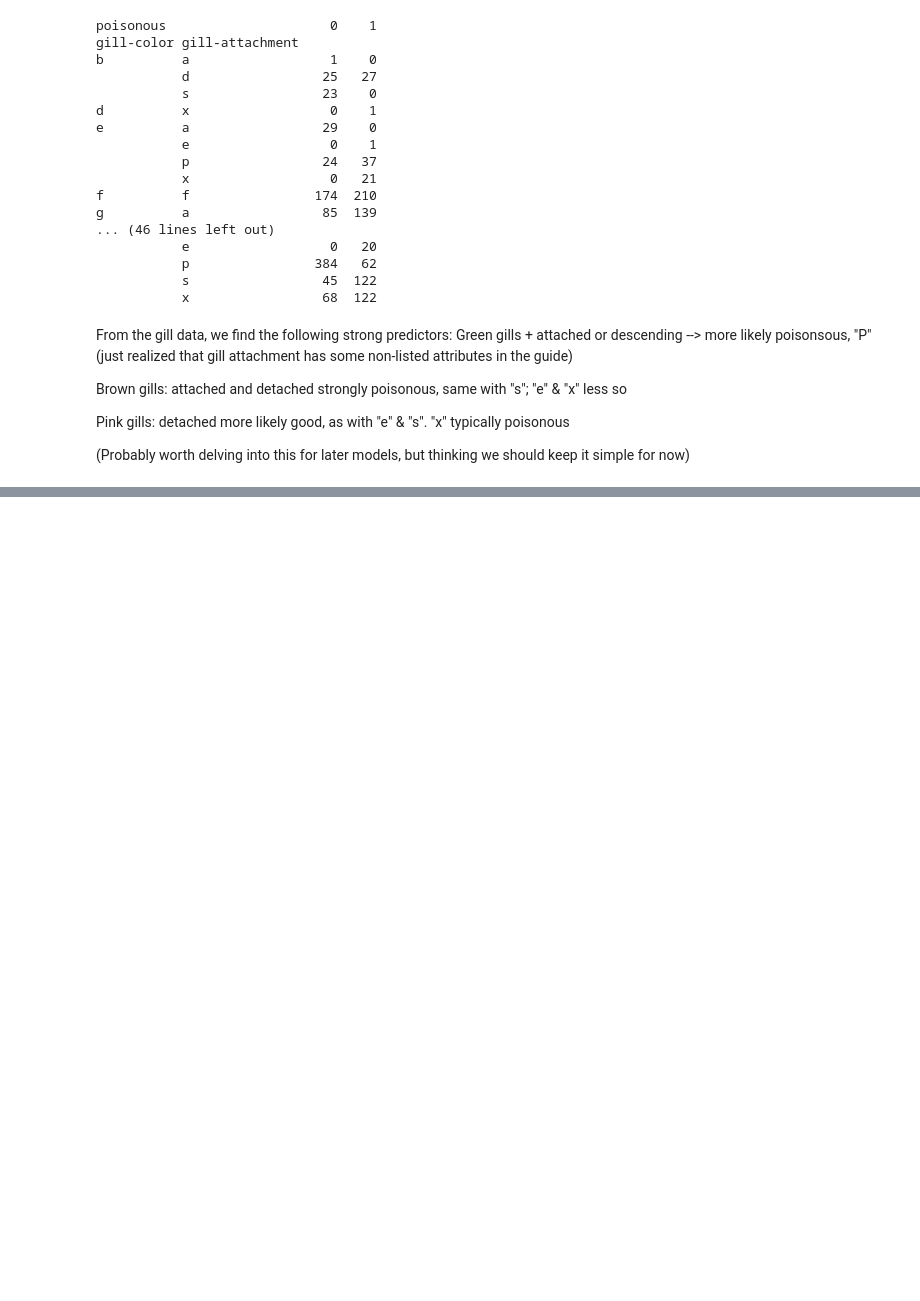
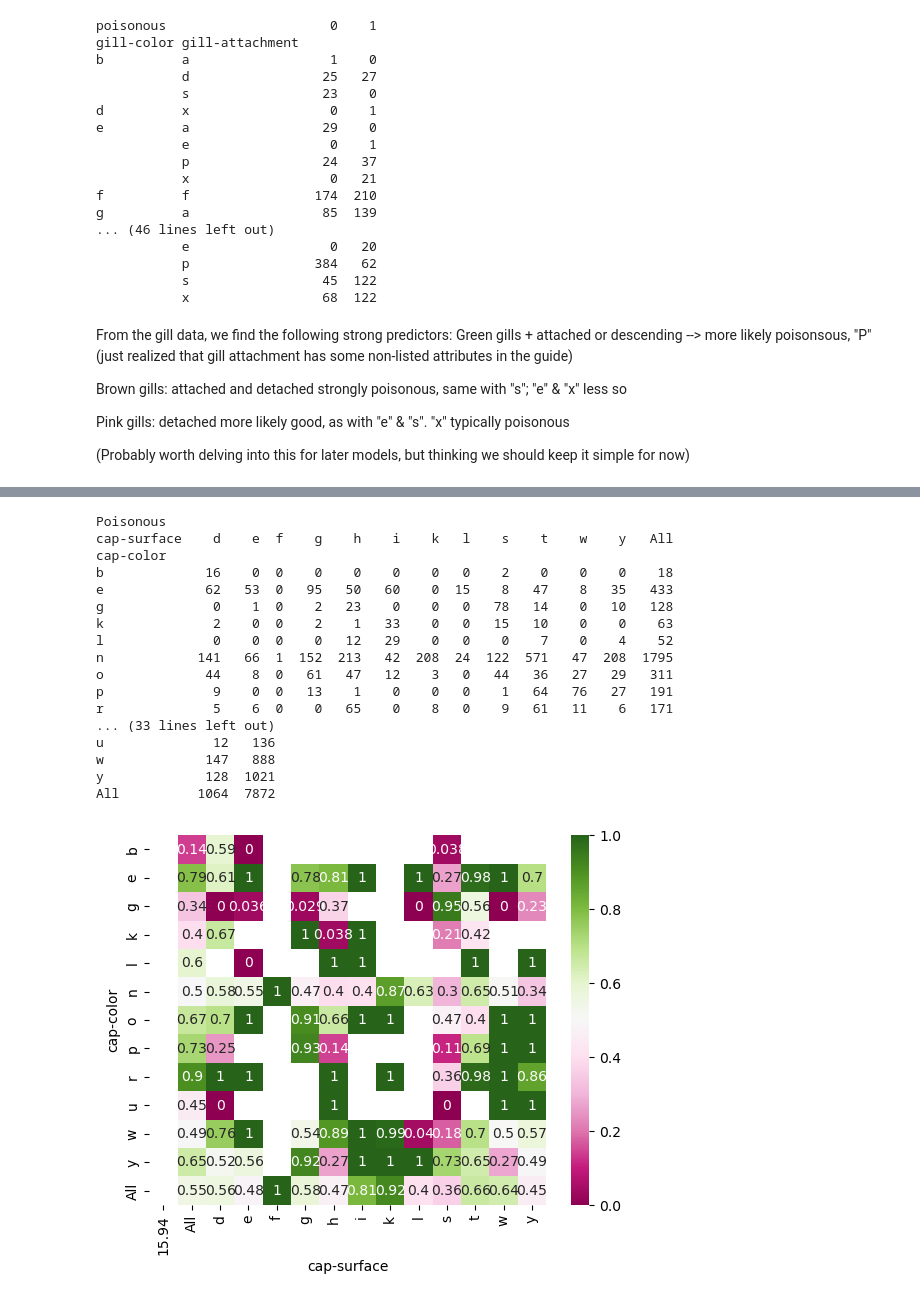
Before and after one commit to p-kve/ecs171_MushroomID, a Jupyter notebook: mushroomsEDA.ipynb, the cells around one changed output, grey strips where cells are left out. Cells and saved outputs as stored; diff of their text form; code cells hidden in the pictures; blank space fills up the shorter version.

```diff
--- a/mushroomsEDA.ipynb
+++ b/mushroomsEDA.ipynb
@@ -357,0 +361,29 @@ detached more likely good, as with "e" & "s". "x" typically poisonous
+# %%
+ct_Margin = generateCrosstab(df, ["cap-color"], ["cap-surface"], margin=True)
+ct_p = generateCrosstab(df_p, ["cap-color"], ["cap-surface"], margin=True)
+print('Poisonous')
+print(ct_p)
+
+print('\nTotal')
+print(ct_Margin)
+sns.heatmap(ct_p/ct_Margin, annot=True, cmap="PiYG")
+plt.show()
+# %% [output]
+Poisonous
+cap-surface    d    e  f    g    h    i    k   l    s    t    w    y   All
+cap-color
+b             16    0  0    0    0    0    0   0    2    0    0    0    18
+e             62   53  0   95   50   60    0  15    8   47    8   35   433
+g              0    1  0    2   23    0    0   0   78   14    0   10   128
+k              2    0  0    2    1   33    0   0   15   10    0    0    63
+l              0    0  0    0   12   29    0   0    0    7    0    4    52
+n            141   66  1  152  213   42  208  24  122  571   47  208  1795
+o             44    8  0   61   47   12    3   0   44   36   27   29   311
+p              9    0  0   13    1    0    0   0    1   64   76   27   191
+r              5    6  0    0   65    0    8   0    9   61   11    6   171
+... (33 lines left out)
+u              12   136
+w             147   888
+y             128  1021
+All          1064  7872
+[figure, added]
```
Also changed, not shown: parts of 4 cells of this notebook.
